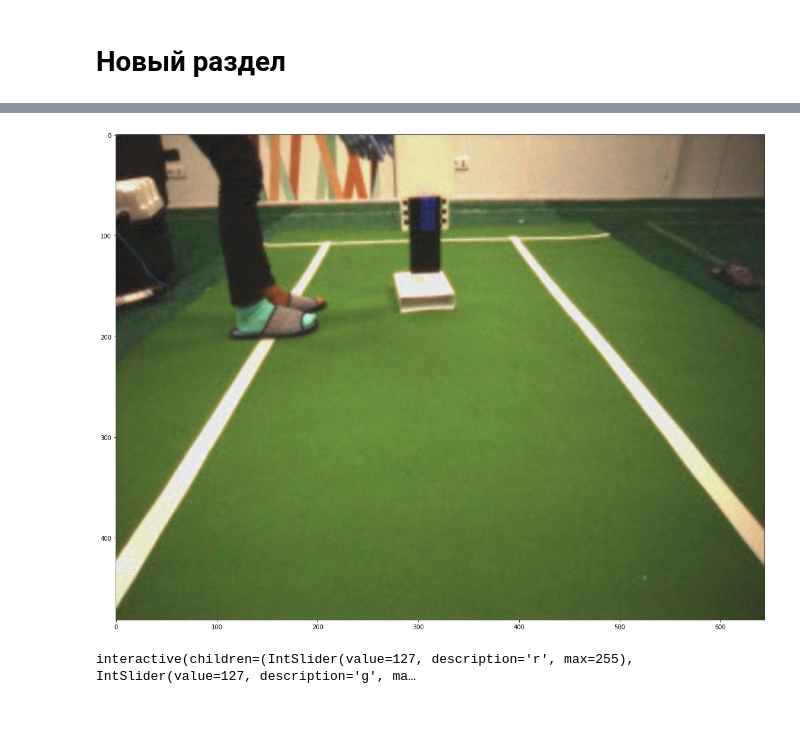
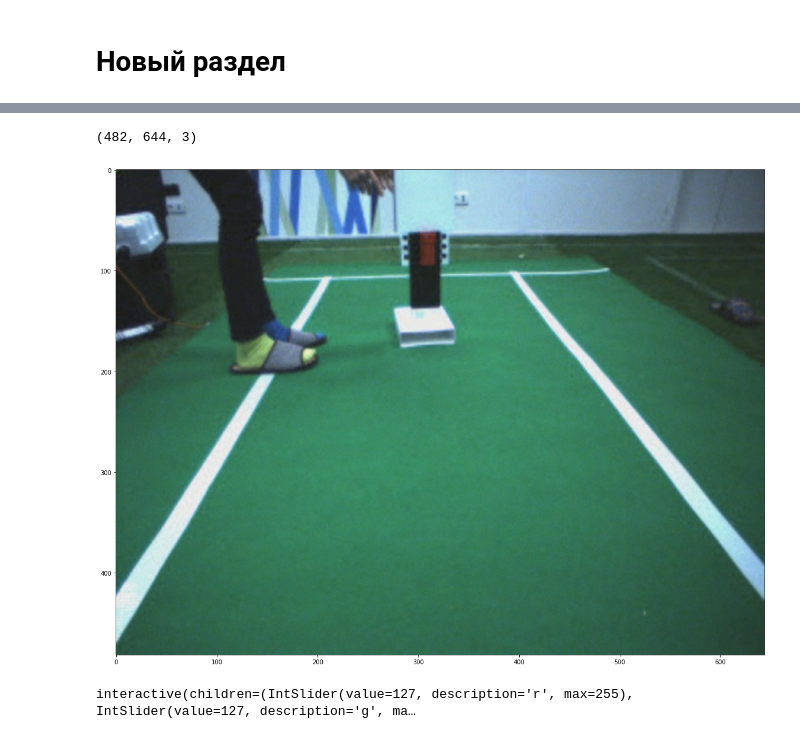
Before and after one commit to cyberschoolinmoscow/robofootball, a Jupyter notebook: seminar_opencv.ipynb, the cells around one changed output, grey strips where cells are left out. Drawn from its saved outputs; the diff is of its cells as text; code cells hidden in the pictures.

```diff
--- a/seminar_opencv.ipynb
+++ b/seminar_opencv.ipynb
@@ -25,16 +27,20 @@ WIND_Y = 500
 
 #canvas = np.ones((WIND_X, WIND_Y, 3), np.uint8) * 50
 
-canvas = cv2.imread("rgb_basket.jpg")# [100:500, 200:300, :]
+canvas = cv2.imread("/rgb_basket.jpg")# [100:500, 200:300, :]
 
 #plt.pause(0.05)
 #plt.clf()
 # %%
+img = cv2.cvtColor(canvas, cv2.COLOR_BGR2RGB)
+
+print(img.shape)
 plt.figure(figsize=(24, 15))
-plt.imshow(canvas)
+plt.imshow(img)
 plt.show()
 # %% [output]
+(482, 644, 3)
-[figure, old version]
+[figure, new version]
 # %%
 import cv2
 import time
```
Also changed, not shown: parts of 2 cells of this notebook.
